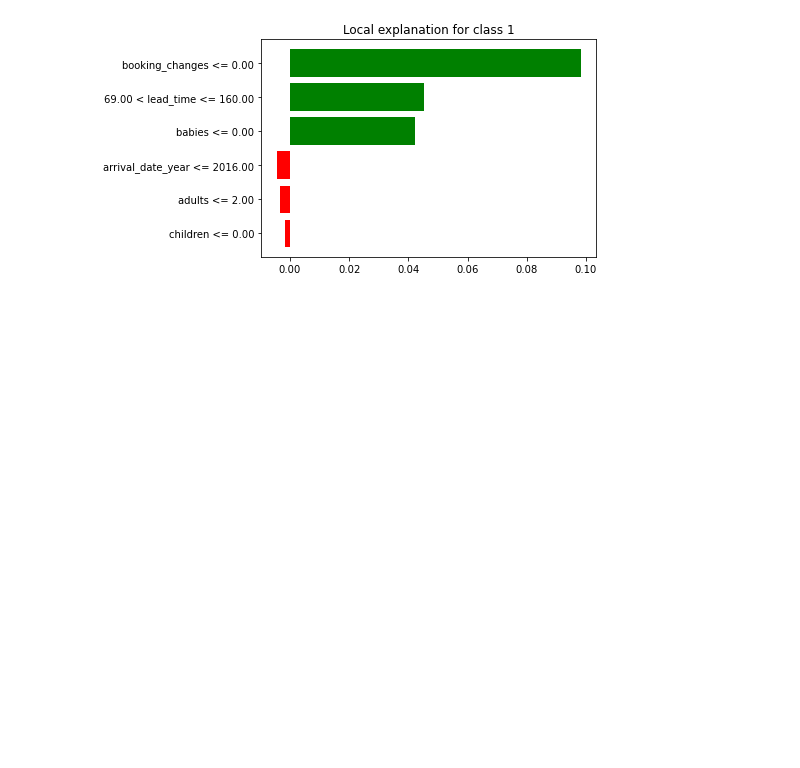
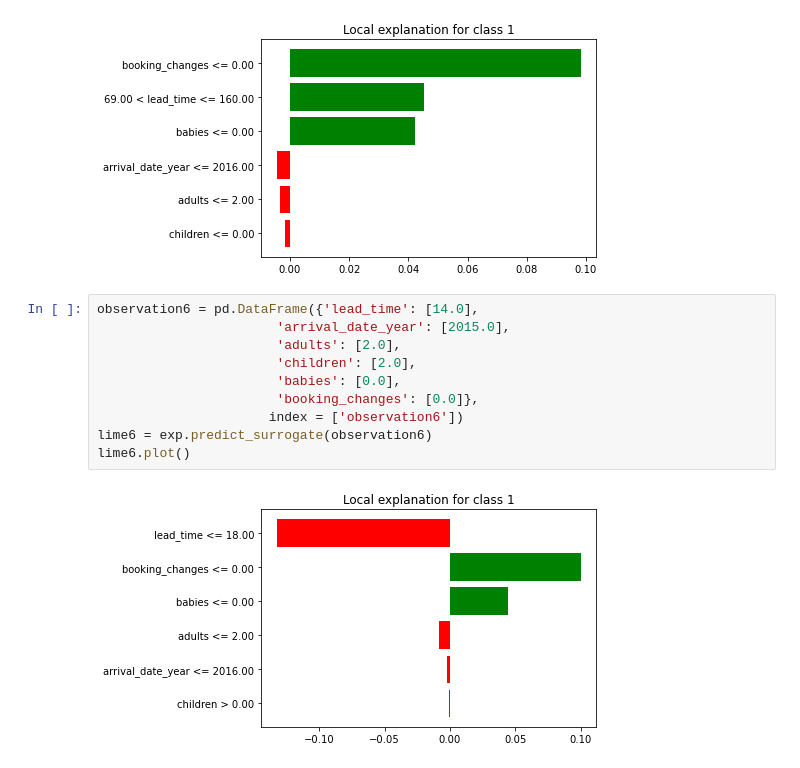
Before and after one commit to mini-pw/2022L-WB-XAI-tabular, a Jupyter notebook: Homeworks/Homework-II/Vinichenko_Yevhenii/hw2.ipynb, the cells around one changed output. Cells and saved outputs as stored; diff of their text form; blank space fills up the shorter version.

```diff
--- a/Homeworks/Homework-II/Vinichenko_Yevhenii/hw2.ipynb
+++ b/Homeworks/Homework-II/Vinichenko_Yevhenii/hw2.ipynb
@@ -119,3 +138,15 @@ lime4 = exp.predict_surrogate(observation4)
 lime4.plot()
 # %% [output]
 [figure]
+# %%
+observation6 = pd.DataFrame({'lead_time': [14.0],
+                       'arrival_date_year': [2015.0],
+                       'adults': [2.0],
+                       'children': [2.0],
+                       'babies': [0.0],
+                       'booking_changes': [0.0]},
+                      index = ['observation6'])
+lime6 = exp.predict_surrogate(observation6)
+lime6.plot()
+# %% [output]
+[figure, added]
```
Also changed, not shown: parts of 8 cells of this notebook, 1 other file.
